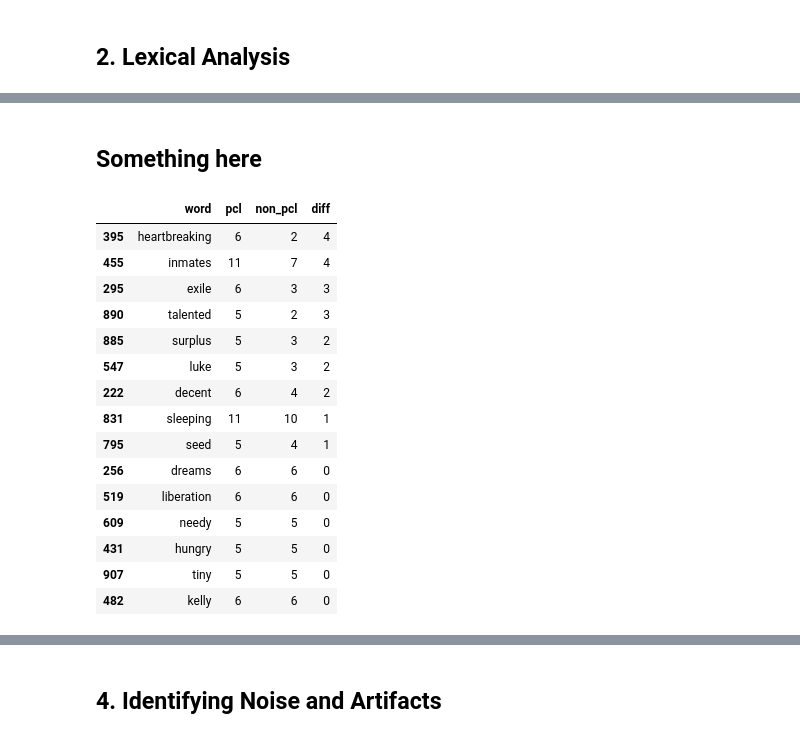
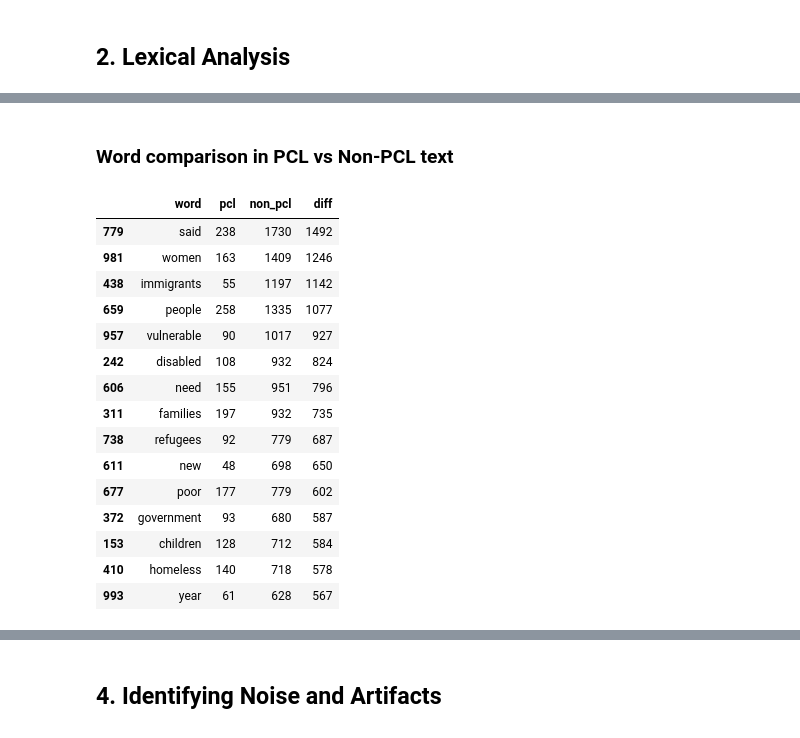
Before and after one commit to Jeishoon/nlp-coursework-2026, a Jupyter notebook: pcl-exploratory.ipynb, the cells around one changed output, grey strips where cells are left out. Saved outputs shown, nothing was run; the diff lists cells and outputs as text; code cells hidden in the pictures.

```diff
--- a/pcl-exploratory.ipynb
+++ b/pcl-exploratory.ipynb
@@ -20,7 +20,7 @@ nltk.download('stopwords')
 [nltk_data]   Package stopwords is already up-to-date!
 True
 # %%
-data_path = "dontpatronizeme_pcl.tsv"
+data_path = "data/dontpatronizeme_pcl.tsv"
 
 cols = ["id", "par_id", "keyword", "country", "text", "label"]
 
@@ -42,7 +42,7 @@ df.head(10)
 ## 0. Light Pre-processing
 # %%
 # One NA entry in dataset
-print(f"Before dropping: {df['text'].isna().sum()}")
-df = df.dropna(subset=['text'])
-print(f"After dropping: {df['text'].isna().sum()}")
+print(f"Before handling na: {df['text'].isna().sum()}")
+df["text"] = df["text"].fillna("")
+print(f"After handling na: {df['text'].isna().sum()}")
 # %% [output]
@@ -283,8 +143,0 @@ Counter(bigrams).most_common(20)
-# %%
-stop_words = set(stopwords.words("english"))
-
-df["stopword_ratio"] = df["text"].apply(
-    lambda x: sum(1 for w in tokenize(x) if w in stop_words) / len(tokenize(x))
-)
-
-df["stopword_ratio"].describe()
@@ -301,41 +144,41 @@ Name: stopword_ratio, dtype: float64
 # %% [markdown]
-## Something here
+### Word comparison in PCL vs Non-PCL text
 # %%
 pcl_text = df[df["label"] == 1]["text"]
 non_pcl_text = df[df["label"] == 0]["text"]
 
 vectorizer = CountVectorizer(stop_words="english", max_features=1000)
 
 X_pcl = vectorizer.fit_transform(pcl_text)
 X_non = vectorizer.transform(non_pcl_text)
 
 pcl_freq = np.asarray(X_pcl.sum(axis=0)).flatten()
 non_freq = np.asarray(X_non.sum(axis=0)).flatten()
 
 words = vectorizer.get_feature_names_out()
 
 freq_df = pd.DataFrame({
     "word": words,
     "pcl": pcl_freq,
     "non_pcl": non_freq
 })
 
-freq_df["diff"] = freq_df["pcl"] - freq_df["non_pcl"]
+freq_df["diff"] = abs(freq_df["pcl"] - freq_df["non_pcl"])
 freq_df.sort_values("diff", ascending=False).head(15)
 # %% [output]
 |  | word | pcl | non_pcl | diff |
-| 395 | heartbreaking | 6 | 2 | 4 |
-| 455 | inmates | 11 | 7 | 4 |
-| 295 | exile | 6 | 3 | 3 |
-| 890 | talented | 5 | 2 | 3 |
-| 885 | surplus | 5 | 3 | 2 |
-| 547 | luke | 5 | 3 | 2 |
-| 222 | decent | 6 | 4 | 2 |
-| 831 | sleeping | 11 | 10 | 1 |
-| 795 | seed | 5 | 4 | 1 |
-| 256 | dreams | 6 | 6 | 0 |
-| 519 | liberation | 6 | 6 | 0 |
-| 609 | needy | 5 | 5 | 0 |
-| 431 | hungry | 5 | 5 | 0 |
-| 907 | tiny | 5 | 5 | 0 |
-| 482 | kelly | 6 | 6 | 0 |
+| 779 | said | 238 | 1730 | 1492 |
+| 981 | women | 163 | 1409 | 1246 |
+| 438 | immigrants | 55 | 1197 | 1142 |
+| 659 | people | 258 | 1335 | 1077 |
+| 957 | vulnerable | 90 | 1017 | 927 |
+| 242 | disabled | 108 | 932 | 824 |
+| 606 | need | 155 | 951 | 796 |
+| 311 | families | 197 | 932 | 735 |
+| 738 | refugees | 92 | 779 | 687 |
+| 611 | new | 48 | 698 | 650 |
+| 677 | poor | 177 | 779 | 602 |
+| 372 | government | 93 | 680 | 587 |
+| 153 | children | 128 | 712 | 584 |
+| 410 | homeless | 140 | 718 | 578 |
+| 993 | year | 61 | 628 | 567 |
```
Also changed, not shown: parts of 23 cells of this notebook.
